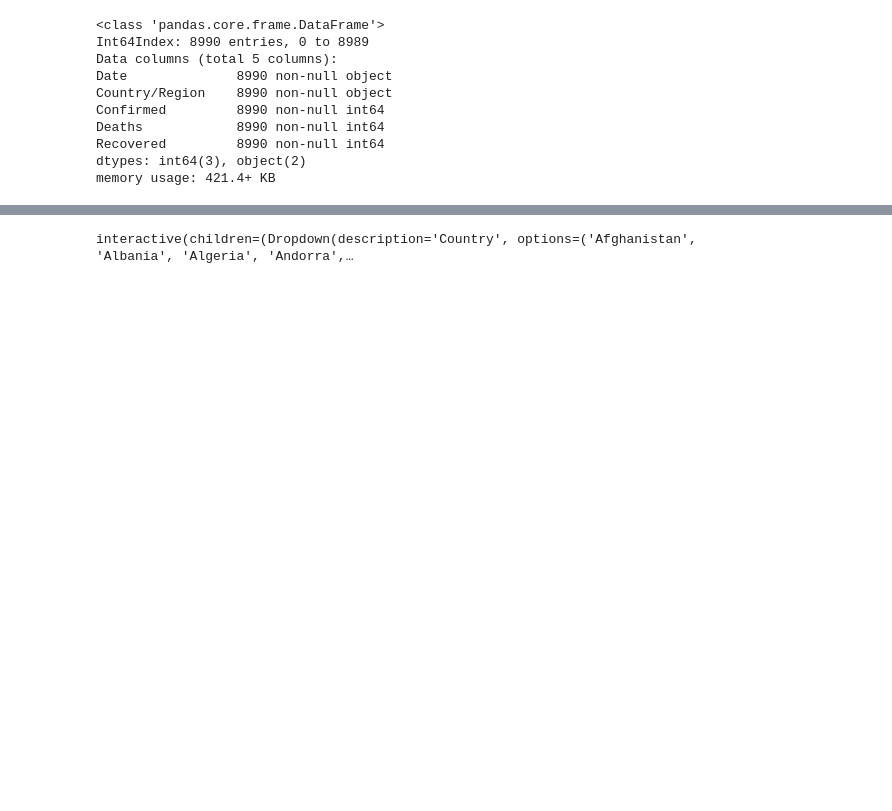
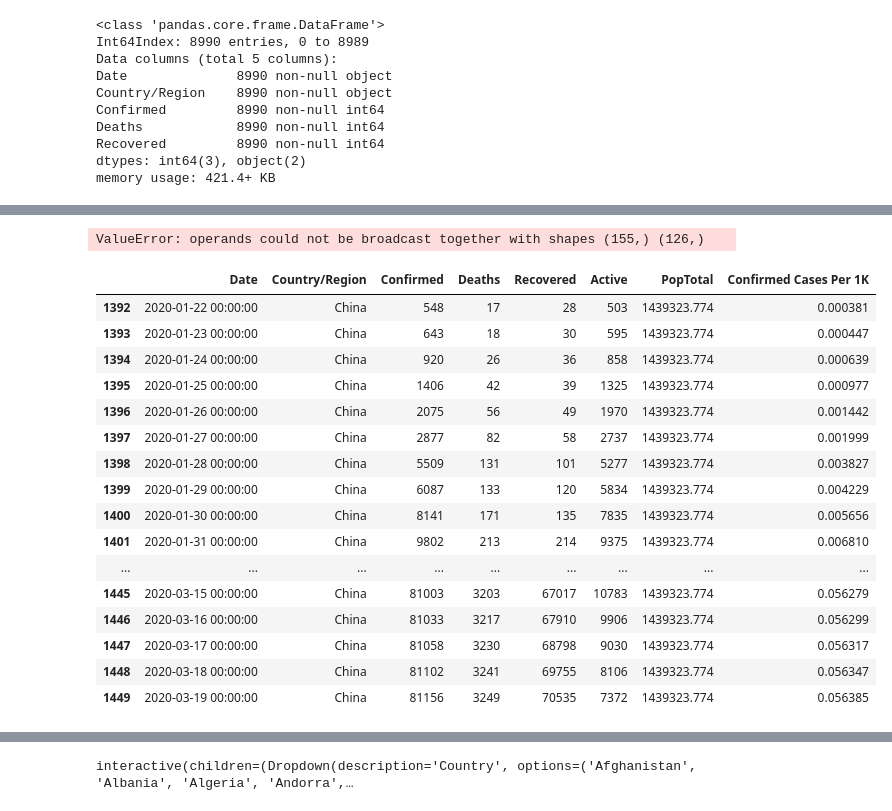
Before and after one commit to andyakrn/COVID_19, a Jupyter notebook: Hopkins_data.ipynb, the cells around one changed output, grey strips where cells are left out. Cells and saved outputs as stored; diff of their text form; code cells hidden in the pictures; blank space fills up the shorter version.

```diff
--- a/Hopkins_data.ipynb
+++ b/Hopkins_data.ipynb
@@ -172,0 +244,4 @@ grouped_df['Date'] = grouped_df['Date'].apply(lambda x: pd.to_datetime(x))
+# %%
+country_list = set(grouped_df['Country/Region'].unique()  pop_df['Country/Region'].unique())
+# %% [output]
+ValueError: operands could not be broadcast together with shapes (155,) (126,)
@@ -173,3 +252,23 @@ grouped_df['Date'] = grouped_df['Date'].apply(lambda x: pd.to_datetime(x))
+# %%
+grouped_df.loc[grouped_df['Country/Region']=='China']
+# %% [output]
+|  | Date | Country/Region | Confirmed | Deaths | Recovered | Active | PopTotal | Confirmed Cases Per 1K |
+| 1392 | 2020-01-22 00:00:00 | China | 548 | 17 | 28 | 503 | 1439323.774 | 0.000381 |
+| 1393 | 2020-01-23 00:00:00 | China | 643 | 18 | 30 | 595 | 1439323.774 | 0.000447 |
+| 1394 | 2020-01-24 00:00:00 | China | 920 | 26 | 36 | 858 | 1439323.774 | 0.000639 |
+| 1395 | 2020-01-25 00:00:00 | China | 1406 | 42 | 39 | 1325 | 1439323.774 | 0.000977 |
+| 1396 | 2020-01-26 00:00:00 | China | 2075 | 56 | 49 | 1970 | 1439323.774 | 0.001442 |
+| 1397 | 2020-01-27 00:00:00 | China | 2877 | 82 | 58 | 2737 | 1439323.774 | 0.001999 |
+| 1398 | 2020-01-28 00:00:00 | China | 5509 | 131 | 101 | 5277 | 1439323.774 | 0.003827 |
+| 1399 | 2020-01-29 00:00:00 | China | 6087 | 133 | 120 | 5834 | 1439323.774 | 0.004229 |
+| 1400 | 2020-01-30 00:00:00 | China | 8141 | 171 | 135 | 7835 | 1439323.774 | 0.005656 |
+| 1401 | 2020-01-31 00:00:00 | China | 9802 | 213 | 214 | 9375 | 1439323.774 | 0.006810 |
+| ... | ... | ... | ... | ... | ... | ... | ... | ... |
+| 1445 | 2020-03-15 00:00:00 | China | 81003 | 3203 | 67017 | 10783 | 1439323.774 | 0.056279 |
+| 1446 | 2020-03-16 00:00:00 | China | 81033 | 3217 | 67910 | 9906 | 1439323.774 | 0.056299 |
+| 1447 | 2020-03-17 00:00:00 | China | 81058 | 3230 | 68798 | 9030 | 1439323.774 | 0.056317 |
+| 1448 | 2020-03-18 00:00:00 | China | 81102 | 3241 | 69755 | 8106 | 1439323.774 | 0.056347 |
+| 1449 | 2020-03-19 00:00:00 | China | 81156 | 3249 | 70535 | 7372 | 1439323.774 | 0.056385 |
 # %%
 grouped_df.loc[grouped_df['Country/Region']=='China']
 # %% [output]
```
Also changed, not shown: parts of 13 cells of this notebook.
